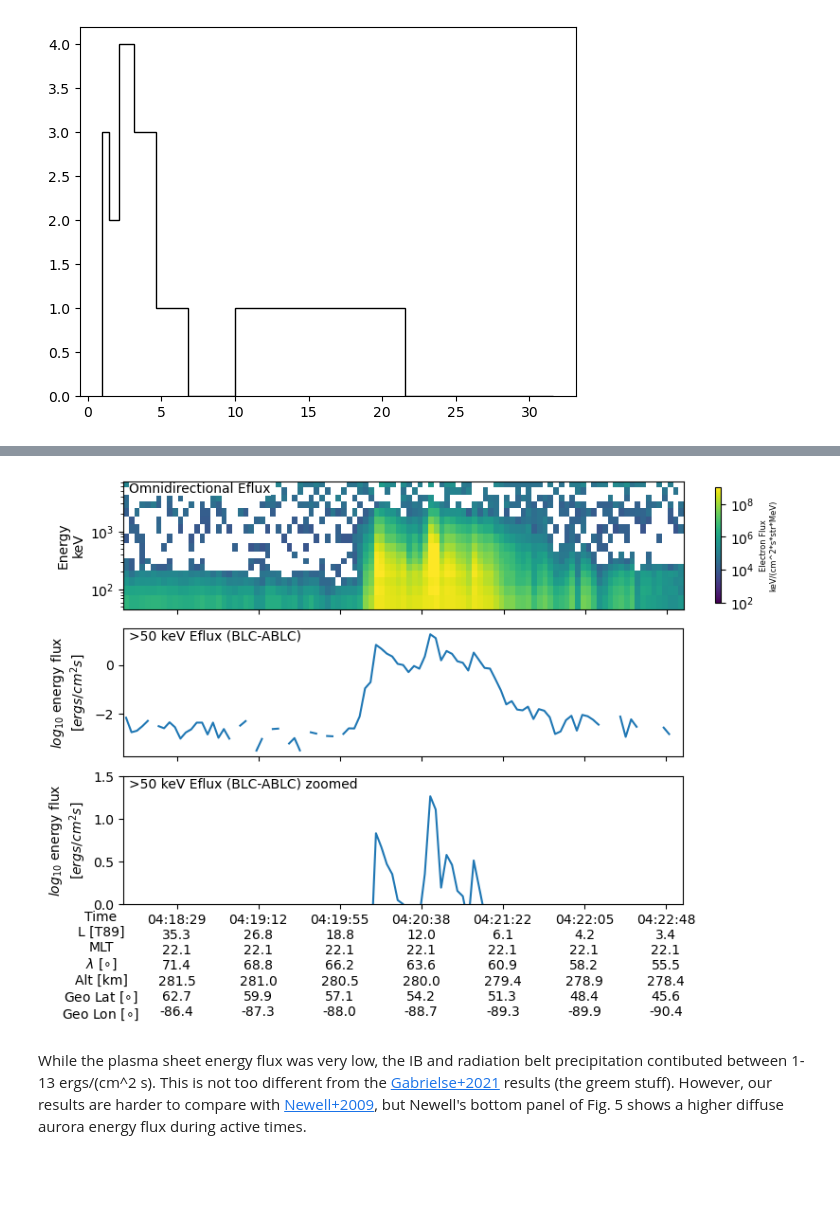
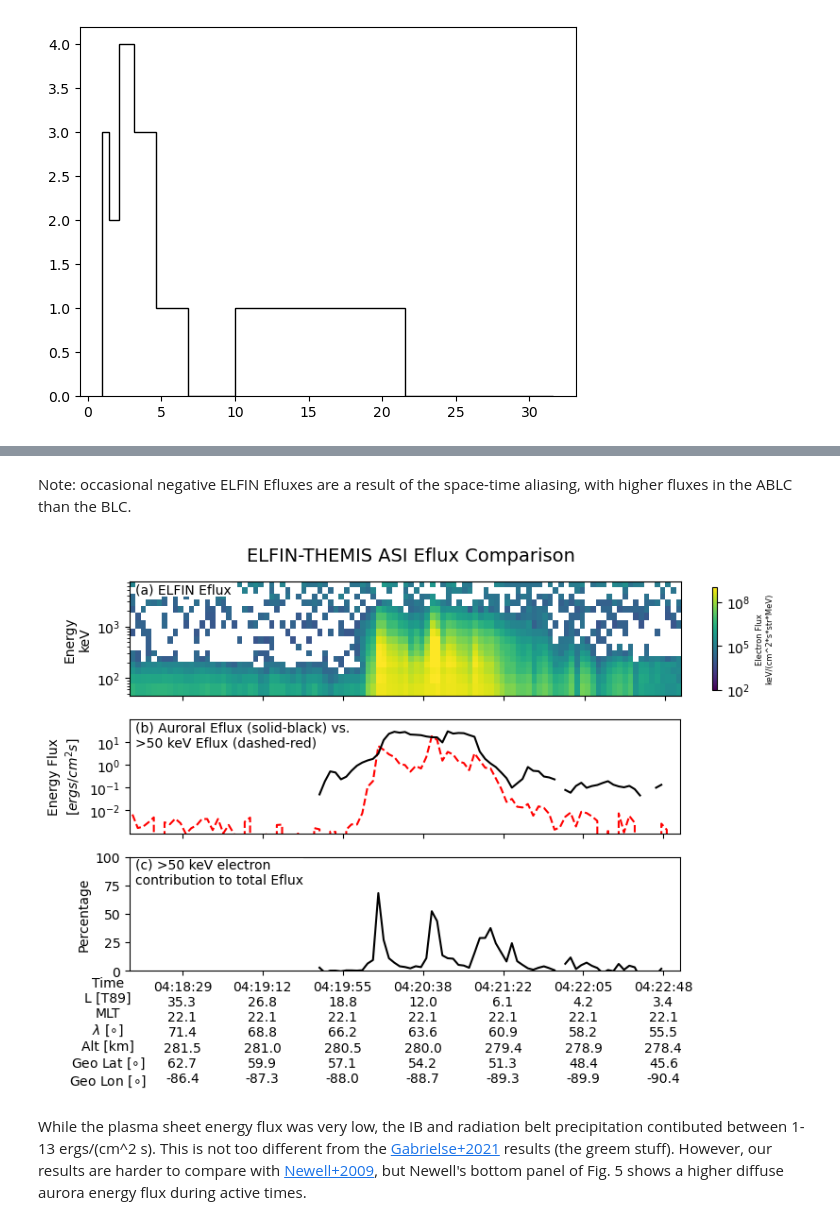
Before and after one commit to mshumko/elfinasi, a Jupyter notebook: src/20240904_substorm_study/misc/elfin_energy_flux.ipynb, the cells around one changed output, grey strips where cells are left out. Saved outputs shown, nothing was run; the diff lists cells and outputs as text; code cells hidden in the pictures; blank space fills up the shorter version.

Commit message:
Compared Cristine's THEMIS ASI energy flux inversion data with ELFIN

```diff
--- a/src/20240904_substorm_study/misc/elfin_energy_flux.ipynb
+++ b/src/20240904_substorm_study/misc/elfin_energy_flux.ipynb
@@ -16,3 +21,7 @@ pad_obj_eflux = elfinasi.EPD_PAD(
     'a', time_range, start_pa=0, min_counts=None, accumulate=1, spin_time_tol=(2.5, 12),
     lc_exclusion_angle=10, nflux=False
 )
+# %%
+themis_asi_eflux = pd.read_csv(
+    elfinasi.data_dir / '20220904_themis_asi_inversion.csv', index_col=0, parse_dates=True, na_values=('NaN', "-1")
+)
@@ -79,3 +105,16 @@ plt.hist(relativistic_eflux, bins=np.logspace(0, 1.5, 10), histtype='step', colo
          6.81292069, 10.        , 14.67799268, 21.5443469 , 31.6227766 ]),
  [<matplotlib.patches.Polygon at 0x...>])
 [figure]
+# %%
+elfin_eflux = pd.DataFrame(relativistic_eflux, index=pad_obj_eflux.pad.time, columns=['energetic'])
+auroral_eflux = pd.DataFrame(themis_asi_eflux['ELFINeflux [erg/cm^2/s]']).rename(columns={'ELFINeflux [erg/cm^2/s]':'auroral'})
+
+merged_eflux = pd.merge_asof(
+    elfin_eflux,
+    auroral_eflux,
+    left_index=True,
+    right_index=True,
+    direction='nearest',
+    tolerance=pd.Timedelta('1s')
+    )
+merged_eflux['energetic_contribution'] = 100*merged_eflux['energetic']/(merged_eflux['auroral'] + merged_eflux['energetic'])
@@ -82,27 +149,53 @@ plt.hist(relativistic_eflux, bins=np.logspace(0, 1.5, 10), histtype='step', colo
+# %% [markdown]
+Note: occasional negative ELFIN Efluxes are a result of the space-time aliasing, with higher fluxes in the ABLC than the BLC.
 # %%
 fig, bx = plt.subplots(3, 1, sharex=True, figsize=(8, 6))
 pad_obj_eflux.plot_omni(bx[0], labels=True, colorbar=True, vmin=1E2, vmax=1E9, pretty_plot=False, fraction=0.05)
-bx[1].plot(pad_obj_eflux.pad.time, np.log10(relativistic_eflux))
-bx[2].plot(pad_obj_eflux.pad.time, np.log10(relativistic_eflux))
+bx[1].plot(
+    merged_eflux.index,
+    merged_eflux['energetic'],
+    label='>50 keV Eflux (BLC-ABLC)',
+    color='r',
+    linestyle='--'
+    )
+bx[1].plot(
+    merged_eflux.index,
+    merged_eflux['auroral'],
+    label='THEMIS ASI Eflux', color='k'
+    )
+# bx[1].legend(loc='upper left')
+bx[2].plot(merged_eflux.index, merged_eflux['energetic_contribution'], color='k')
 pad_obj_eflux.plot_position(bx[-1])
 bx[-1].xaxis.set_major_locator(plt.MaxNLocator(7))
 bx[-1].xaxis.set_label_coords(-0.04, -0.007*7)
 bx[-1].xaxis.label.set_size(10)
 
 for bx_i in bx[[1, 2]]:
-    bx_i.set_ylabel(f'$log_{{10}}$ energy flux\n$[ergs/cm^{{2}}s]$')
     divider = make_axes_locatable(bx_i)
     cax = divider.append_axes("right", size="10%", pad=0.08)
     cax.remove()
-bx[-1].set_ylim(0, None)
+    # bx_i.set_yscale('log')
 
-labels = ('Omnidirectional Eflux', '>50 keV Eflux (BLC-ABLC)', '>50 keV Eflux (BLC-ABLC) zoomed')
-for ax_i, label in zip(bx, labels):
-    _text = ax_i.text(0.01, 0.99, label, transform=ax_i.transAxes, va='top')
+bx[1].set_yscale('log')
+bx[1].set_ylabel(f'Energy Flux\n$[ergs/cm^{{2}}s]$')
+bx[1].set_yticks([1E-2, 1E-1, 1E0, 1E1])
+bx[1].set_ylim(1E-3, 1E2)
+
+bx[2].set_ylabel(f'Percentage')
+bx[2].set_ylim(0, 1E2)
+
+labels = (
+    'ELFIN Eflux',
+    'Auroral Eflux (solid-black) vs.\n>50 keV Eflux (dashed-red)',
+    '>50 keV electron\ncontribution to total Eflux'
+    )
+for ax_i, label, letter in zip(bx, labels, string.ascii_lowercase):
+    _text = ax_i.text(0.01, 0.99, f'({letter}) {label}', transform=ax_i.transAxes, va='top')
     _text.set_bbox(dict(facecolor='white', linewidth=0, pad=0.1, edgecolor='k'))
+plt.suptitle('ELFIN-THEMIS ASI Eflux Comparison', fontsize=14)
 plt.tight_layout()
 # %% [output]
-[figure, old version]
+[figure, new version]
 # %% [markdown]
 While the plasma sheet energy flux was very low, the IB and radiation belt precipitation contibuted between 1-13 ergs/(cm^2 s). This is not too different from the [Gabrielse+2021](https://doi.org/10.3389/fphy.2021.744298) results (the greem stuff). However, our results are harder to compare with [Newell+2009](https://doi.org/10.1029/2009JA014326), but Newell's bottom panel of Fig. 5 shows a higher diffuse aurora energy flux during active times.
 # %% [markdown]
```
Also changed, not shown: parts of 6 cells of this notebook, 1 other file.
